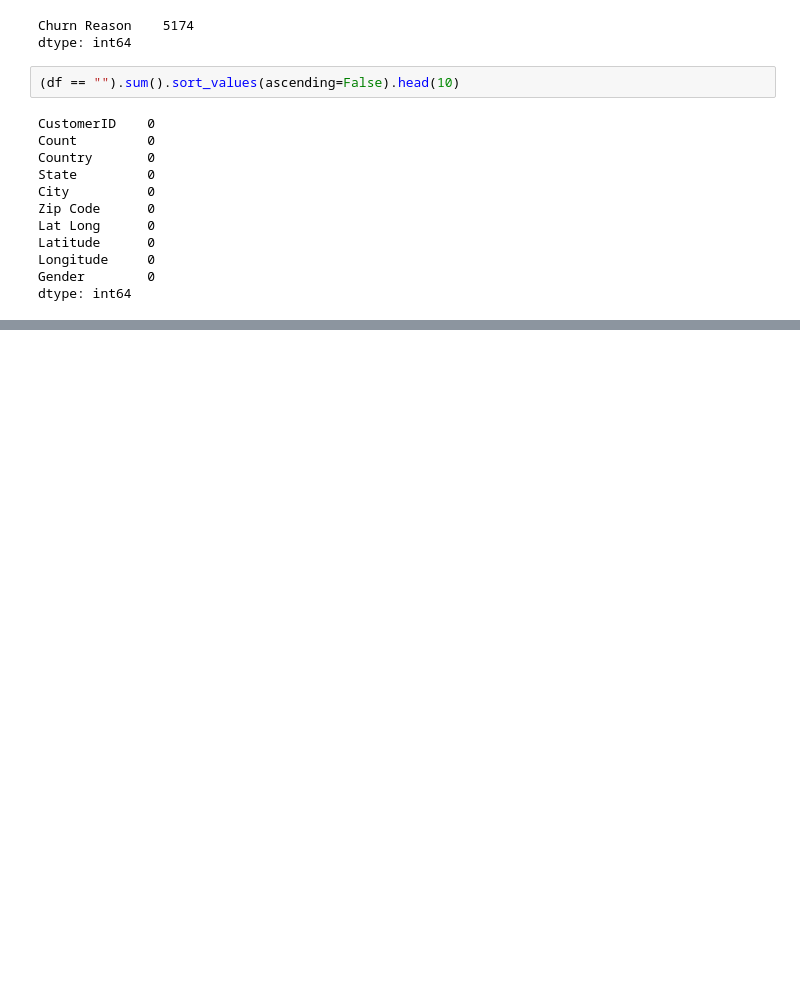
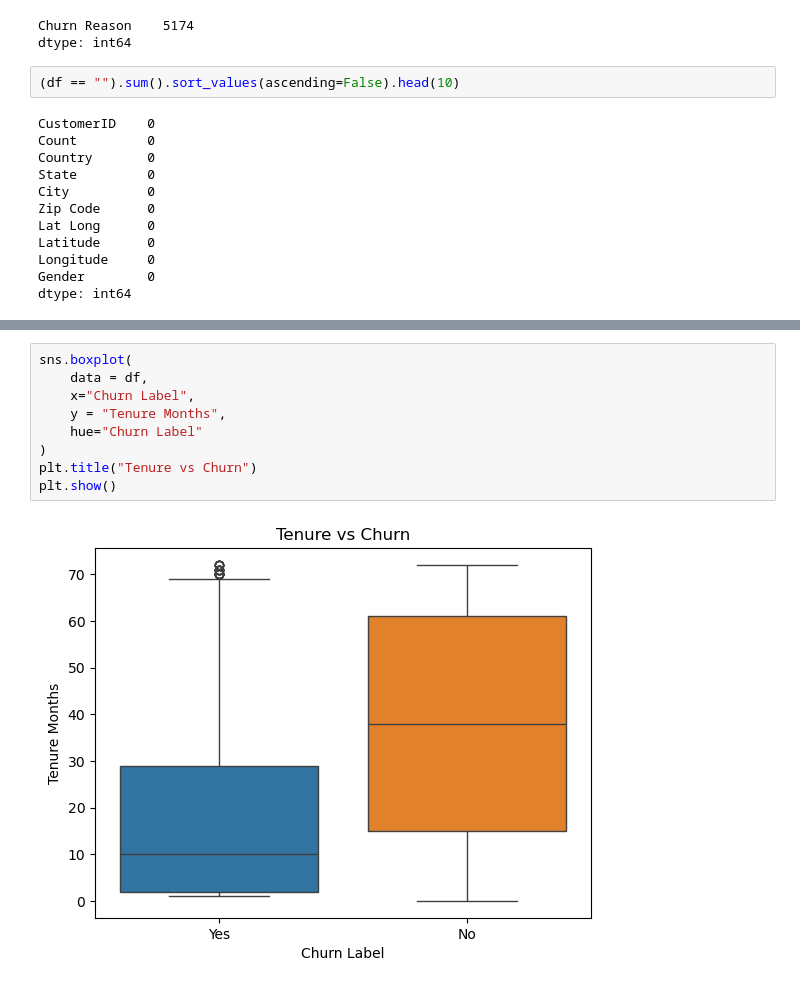
Before and after one commit to sandeepkumar9760/ChurnGuard-End-to-End-Customer-Retention-Intelligence-Platform, a Jupyter notebook: notebooks/01_Telco_churn.ipynb, the cells around one changed output, grey strips where cells are left out. Saved outputs shown, nothing was run; the diff lists cells and outputs as text; blank space fills up the shorter version.

```diff
--- a/notebooks/01_Telco_churn.ipynb
+++ b/notebooks/01_Telco_churn.ipynb
@@ -95,0 +173,11 @@ dtype: int64
+# %%
+sns.boxplot(
+    data = df,
+    x="Churn Label",
+    y = "Tenure Months",
+    hue="Churn Label"
+)
+plt.title("Tenure vs Churn")
+plt.show()
+# %% [output]
+[figure, added]
```
Also changed, not shown: parts of 22 cells of this notebook.
